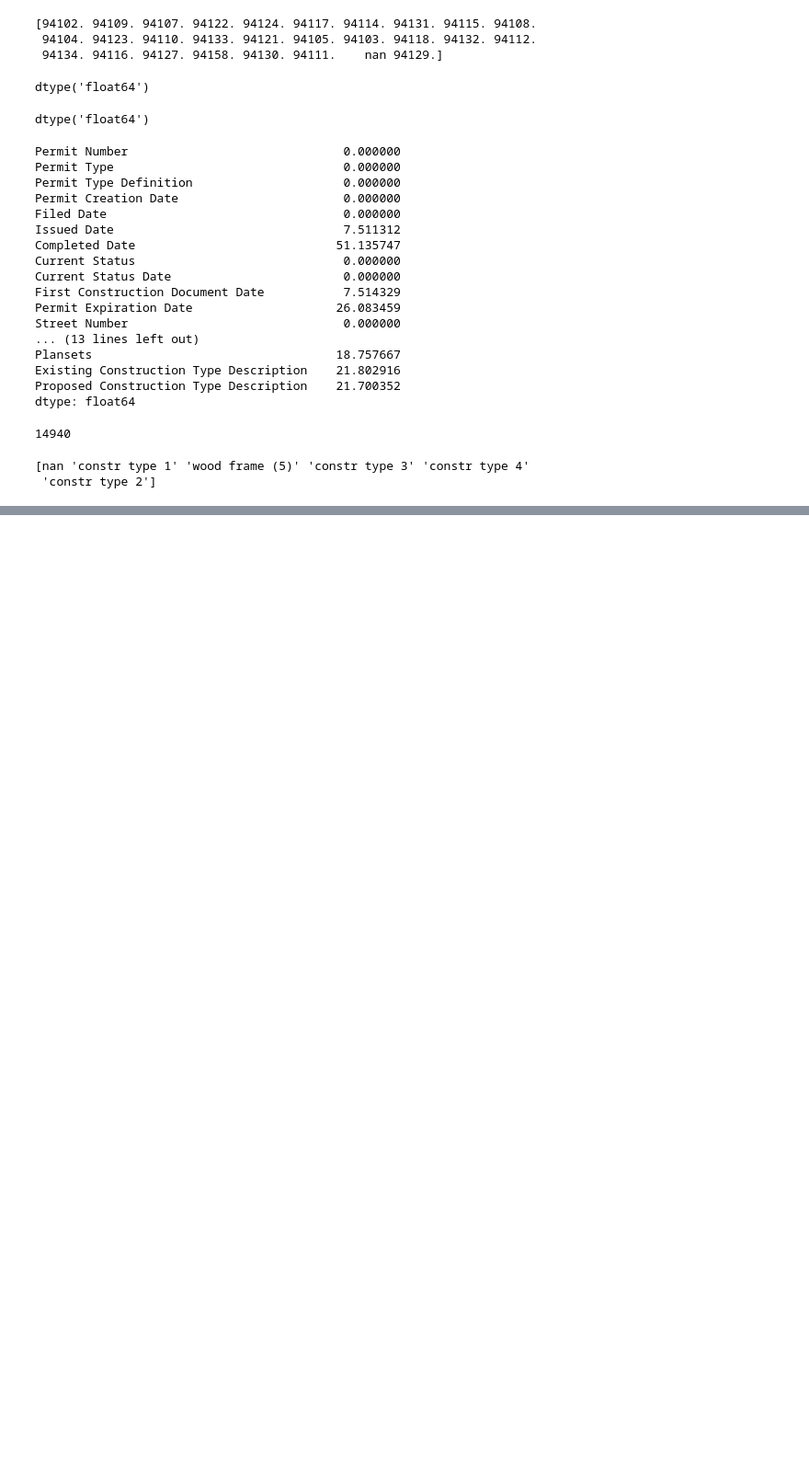
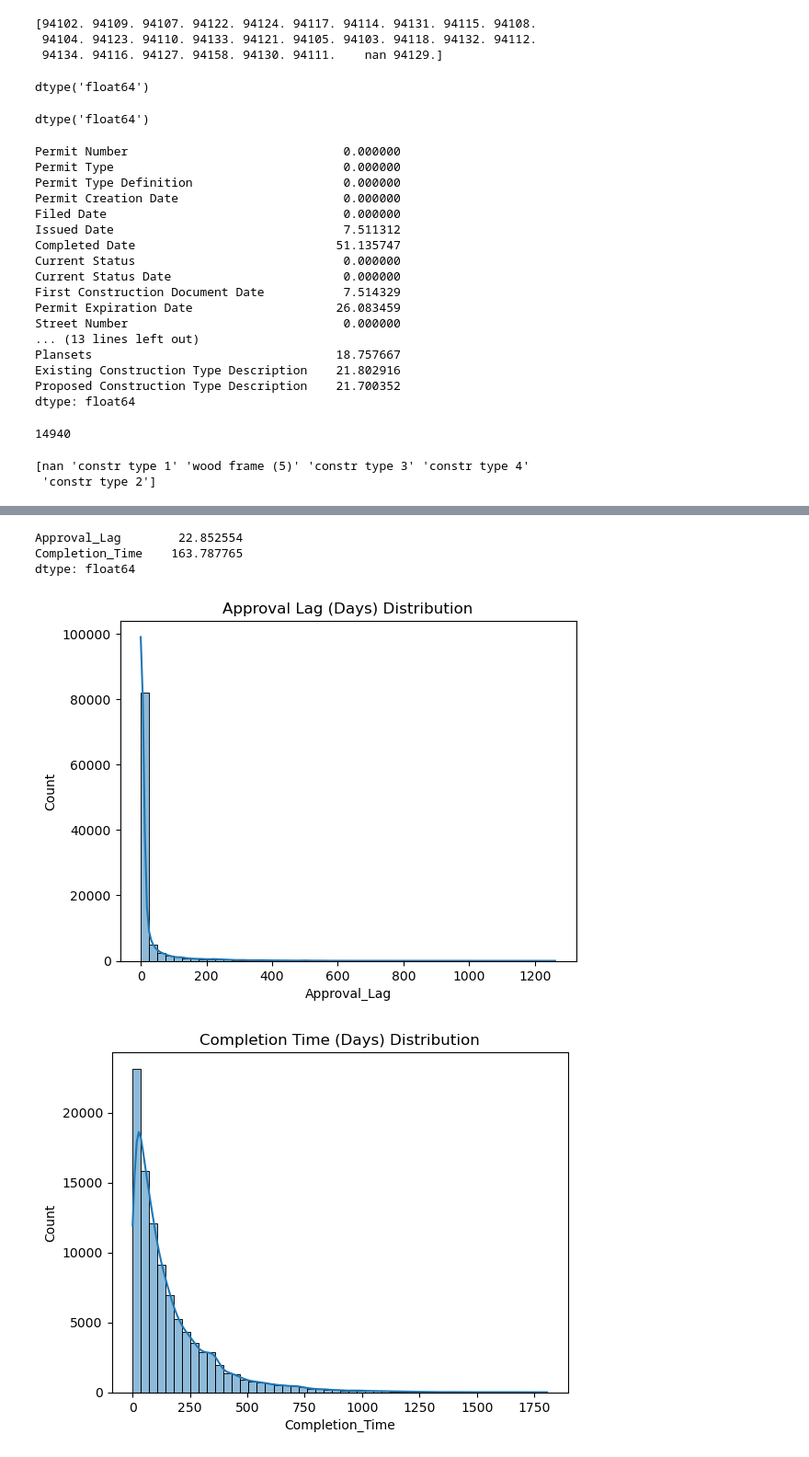
Before and after one commit to mukut45/San-francisco-building-permit-data-analysis, a Jupyter notebook: Building permit data analysis.ipynb, the cells around one changed output, grey strips where cells are left out. Shown: that part at 92% size. Saved outputs shown, nothing was run; the diff lists cells and outputs as text; code cells hidden in the pictures; blank space fills up the shorter version.

Commit message:
calculating average delay processing in days

```diff
--- a/Building permit data analysis.ipynb
+++ b/Building permit data analysis.ipynb
@@ -261,0 +277,2 @@ dtype: int64
+# %%
+df['Filed Date'] = pd.to_datetime(df['Filed Date'], errors='coerce')
@@ -261,0 +293,4 @@ dtype: int64
+# %%
+# Calculate durations in days
+df['Approval_Lag'] = (df['Issued Date'] - df['Filed Date']).dt.days
+df['Completion_Time'] = (df['Completed Date'] - df['Issued Date']).dt.days
@@ -261,0 +317,2 @@ dtype: int64
+# %%
+df = df[df['Approval_Lag'] >= 0]
@@ -261,0 +339,2 @@ dtype: int64
+# %%
+df = df[df['Completion_Time'] >= 0]
@@ -261,0 +361,23 @@ dtype: int64
+# %%
+# Average processing delays
+print(df[['Approval_Lag', 'Completion_Time']].mean())
+# %% [output]
+Approval_Lag        22.852554
+Completion_Time    163.787765
+dtype: float64
+# %%
+# Plot distribution
+
+import seaborn as sns
+import matplotlib.pyplot as plt
+
+sns.histplot(df['Approval_Lag'], bins=50, kde=True)
+plt.title("Approval Lag (Days) Distribution")
+plt.show()
+
+sns.histplot(df['Completion_Time'], bins=50, kde=True)
+plt.title("Completion Time (Days) Distribution")
+plt.show()
+# %% [output]
+[figure, added]
+[figure, added]
```
Also changed, not shown: parts of 8 cells of this notebook.
